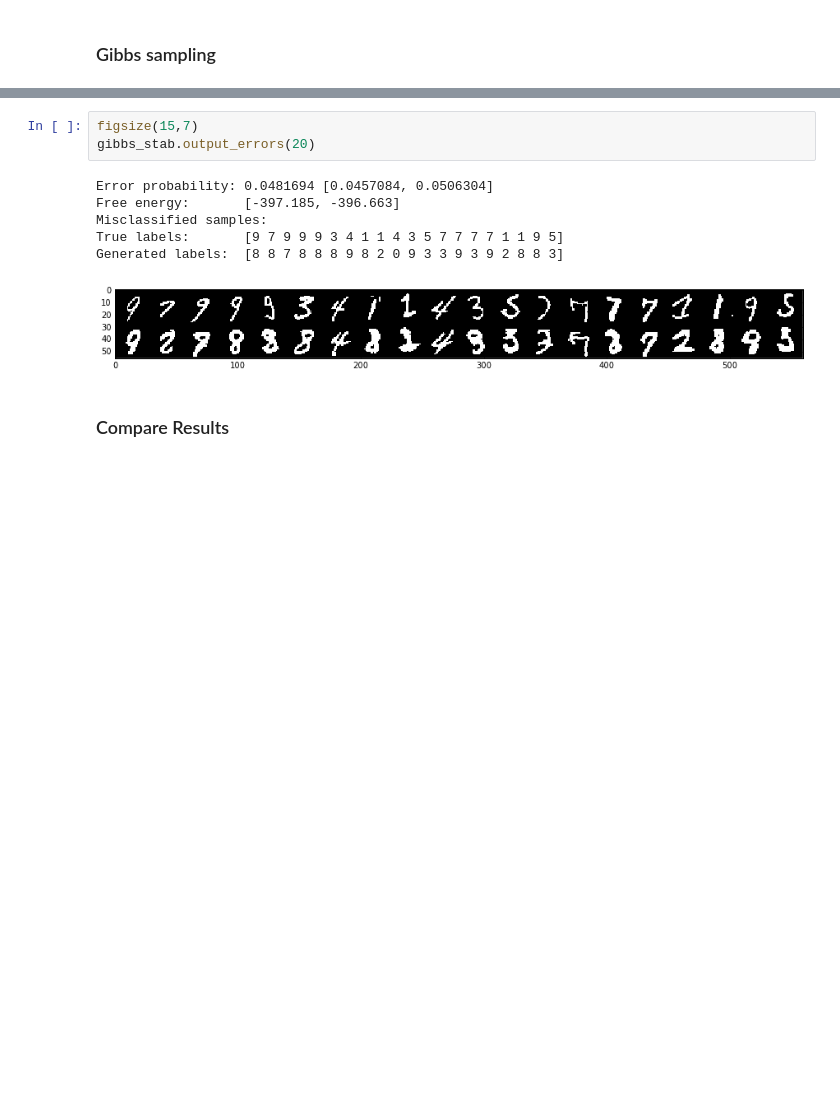
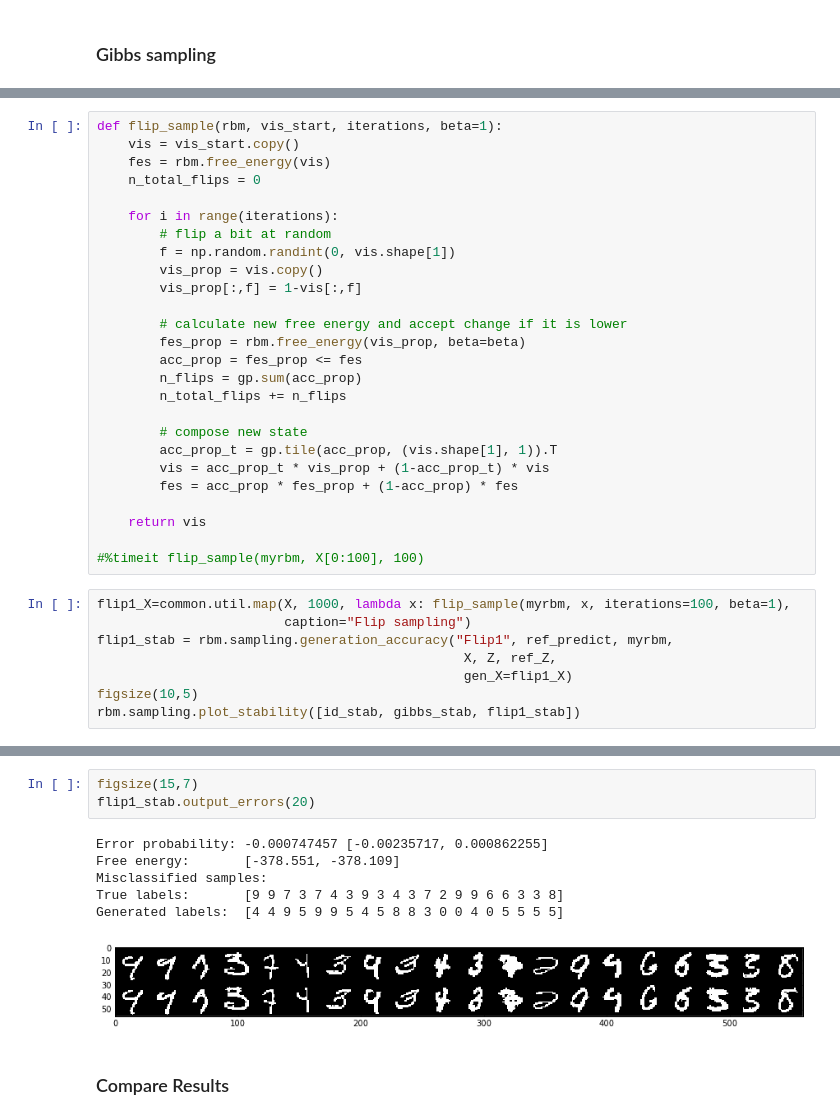
Before and after one commit to surban/ml, a Jupyter notebook: notebooks/rbm-stability.ipynb, the cells around one changed output, grey strips where cells are left out. Cells and saved outputs as stored; diff of their text form; blank space fills up the shorter version.

Commit message:
flip sampling

```diff
--- a/notebooks/rbm-stability.ipynb
+++ b/notebooks/rbm-stability.ipynb
@@ -93,0 +140,34 @@ gibbs_stab = rbm.sampling.generation_accuracy("Gibbs Sampling", ref_predict, myr
+# %%
+def flip_sample(rbm, vis_start, iterations, beta=1):
+    vis = vis_start.copy()
+    fes = rbm.free_energy(vis)
+    n_total_flips = 0
+
+    for i in range(iterations):
+        # flip a bit at random
+        f = np.random.randint(0, vis.shape[1])
+        vis_prop = vis.copy()
+        vis_prop[:,f] = 1-vis[:,f]
+
+        # calculate new free energy and accept change if it is lower
+        fes_prop = rbm.free_energy(vis_prop, beta=beta)
+        acc_prop = fes_prop <= fes
+        n_flips = gp.sum(acc_prop)
+        n_total_flips += n_flips
+
+        # compose new state
+        acc_prop_t = gp.tile(acc_prop, (vis.shape[1], 1)).T
+        vis = acc_prop_t * vis_prop + (1-acc_prop_t) * vis
+        fes = acc_prop * fes_prop + (1-acc_prop) * fes
+
+    return vis
+
+#%timeit flip_sample(myrbm, X[0:100], 100)
+# %%
+flip1_X=common.util.map(X, 1000, lambda x: flip_sample(myrbm, x, iterations=100, beta=1),
+                        caption="Flip sampling")
+flip1_stab = rbm.sampling.generation_accuracy("Flip1", ref_predict, myrbm,
+                                               X, Z, ref_Z,
+                                               gen_X=flip1_X)
+figsize(10,5)
+rbm.sampling.plot_stability([id_stab, gibbs_stab, flip1_stab])
@@ -94,13 +188,13 @@ gibbs_stab = rbm.sampling.generation_accuracy("Gibbs Sampling", ref_predict, myr
 # %%
 figsize(15,7)
-gibbs_stab.output_errors(20)
+flip1_stab.output_errors(20)
 # %% [output]
-Error probability: 0.0481694 [0.0457084, 0.0506304]
-Free energy:       [-397.185, -396.663]
+Error probability: -0.000747457 [-0.00235717, 0.000862255]
+Free energy:       [-378.551, -378.109]
 Misclassified samples:
-True labels:       [9 7 9 9 9 3 4 1 1 4 3 5 7 7 7 7 1 1 9 5]
-Generated labels:  [8 8 7 8 8 8 9 8 2 0 9 3 3 9 3 9 2 8 8 3]
+True labels:       [9 9 7 3 7 4 3 9 3 4 3 7 2 9 9 6 6 3 3 8]
+Generated labels:  [4 4 9 5 9 9 5 4 5 8 8 3 0 0 4 0 5 5 5 5]
-[figure, old version]
+[figure, new version]
 # %% [markdown]
 ### Compare Results
 # %%
```
Also changed, not shown: parts of 21 cells of this notebook, 3 other files.
